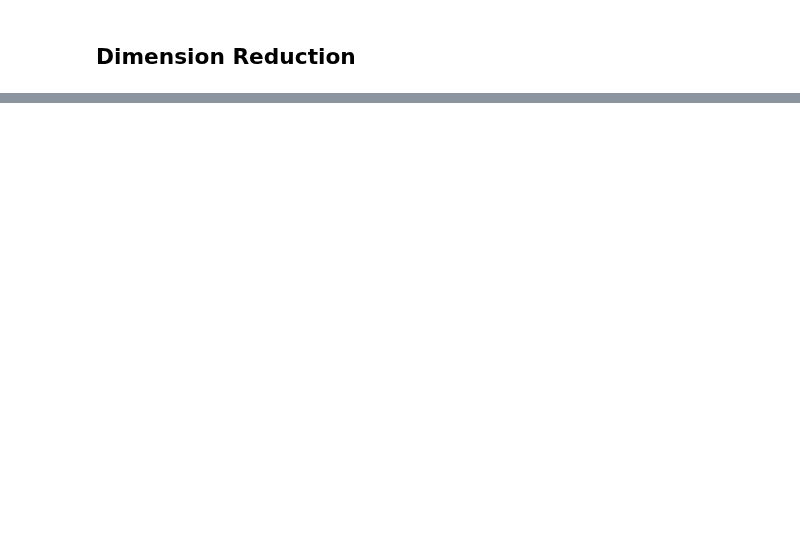
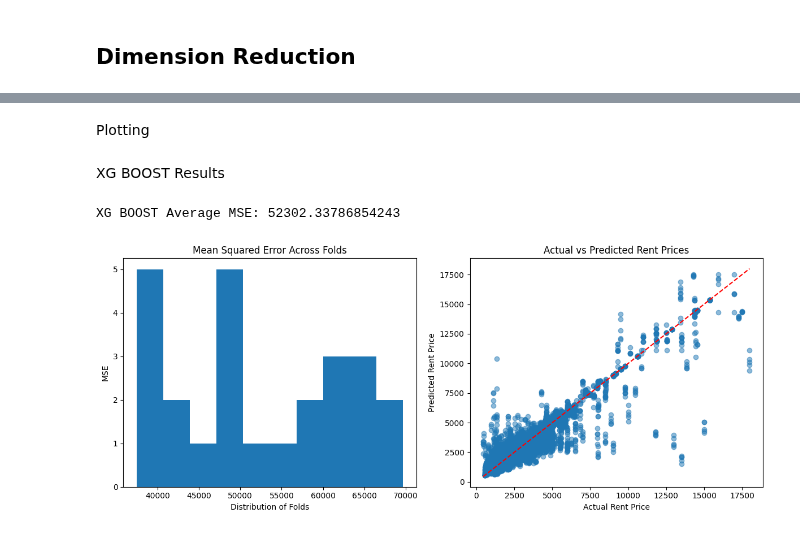
Before and after one commit to jackyeung99/proj_apartment-finder, a Jupyter notebook: notebooks/ml_workflow.ipynb, the cells around one changed output, grey strips where cells are left out. Drawn from its saved outputs; the diff is of its cells as text; code cells hidden in the pictures; blank space fills up the shorter version.

```diff
--- a/notebooks/ml_workflow.ipynb
+++ b/notebooks/ml_workflow.ipynb
@@ -87,10 +151,7 @@ plt.show()
 # %%
 def dimension_reduction(df, n_components=50):
     pca = PCA(n_components=n_components)
-    feature_columns = [col for col in df.columns if col not in ['UnitId', 'RentPrice', 'ModelName']]
-    reduced_features = pca.fit_transform(df[feature_columns])
-    reduced_df = pd.DataFrame(reduced_features, columns=[f'PC{i+1}' for i in range(n_components)])
-    reduced_df['RentPrice'] = df['RentPrice'].values
+    reduced_df = pca.fit_transform(df)
     return reduced_df
 
-reduced_df = dimension_reduction(df, n_components=350)
+reduced_X = dimension_reduction(scaled_X, n_components=350)
@@ -98,0 +232,31 @@ reduced_df = dimension_reduction(df, n_components=350)
+# %% [markdown]
+Plotting
+# %%
+def plot_mse_distribution(ax, mse_scores):
+    ax.hist(mse_scores)
+    ax.set_title("Mean Squared Error Across Folds")
+    ax.set_xlabel("Distribution of Folds")
+    ax.set_ylabel("MSE")
+
+# Function for Actual vs Predicted Scatter Plot
+def plot_actual_vs_predicted(ax, y_test, y_pred):
+    ax.scatter(y_test, y_pred, alpha=0.5)
+    ax.plot([min(y_test), max(y_test)], [min(y_test), max(y_test)], color='red', linestyle='--')
+    ax.set_xlabel("Actual Rent Price")
+    ax.set_ylabel("Predicted Rent Price")
+    ax.set_title("Actual vs Predicted Rent Prices")
+# %% [markdown]
+XG BOOST Results
+# %%
+print(f"XG BOOST Average MSE: {average_xgboost_mse}")
+fig, ax = plt.subplots(1, 2, figsize=(12, 5))
+
+plot_mse_distribution(ax[0], xgboost_mse_scores)
+plot_actual_vs_predicted(ax[1], all_test_targets, xgboost_predictions)
+
+
+plt.tight_layout()
+plt.show()
+# %% [output]
+XG BOOST Average MSE: 52302.33786854243
+[figure, added]
```
Also changed, not shown: parts of 15 cells of this notebook, 10 other files.
